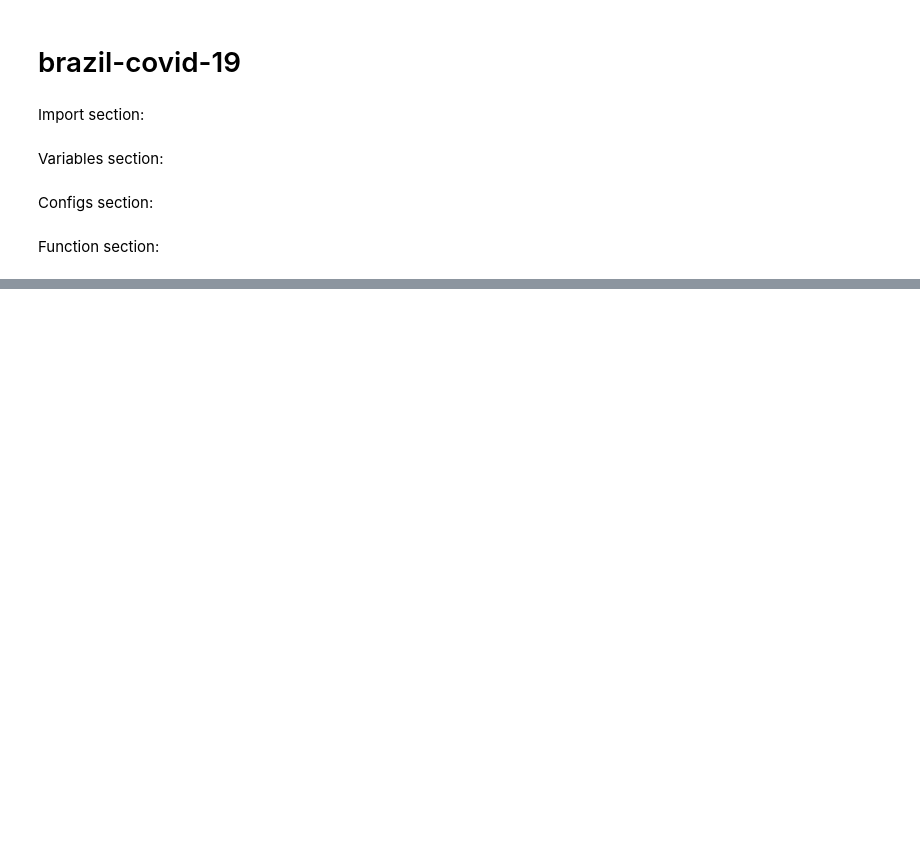
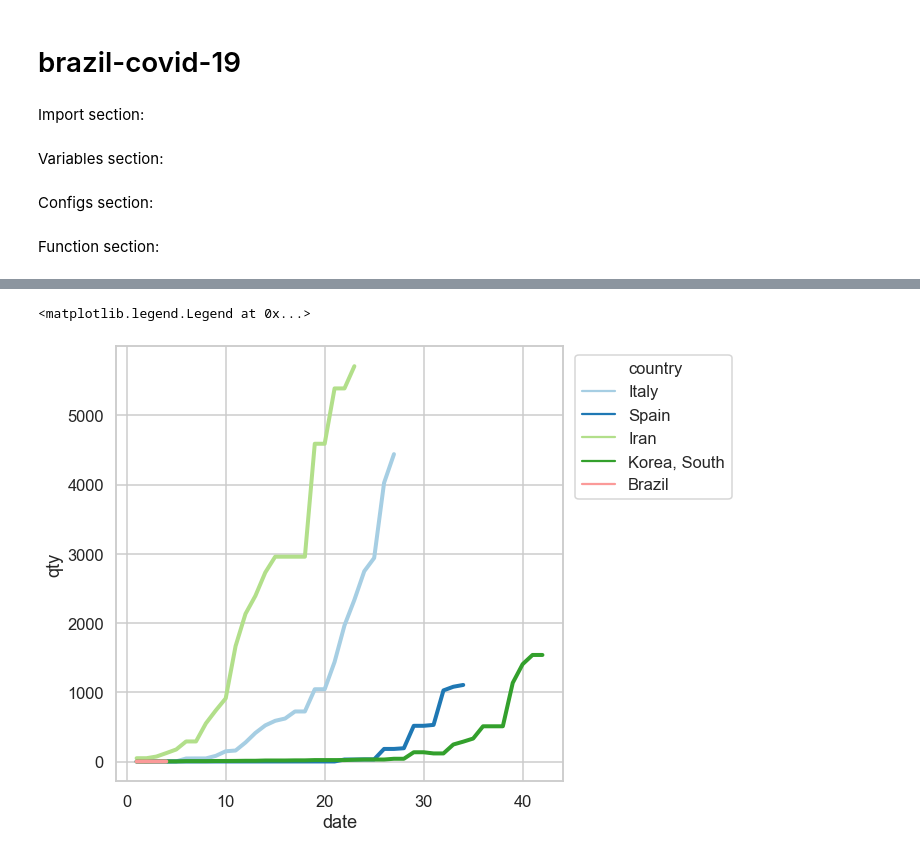
Before and after one commit to lcscarvalho/brazil-covid-19, a Jupyter notebook: brazil-covid-19.ipynb, the cells around one changed output, grey strips where cells are left out. Saved outputs shown, nothing was run; the diff lists cells and outputs as text; code cells hidden in the pictures; blank space fills up the shorter version.

```diff
--- a/brazil-covid-19.ipynb
+++ b/brazil-covid-19.ipynb
@@ -63,0 +99,21 @@ pyplot.legend(bbox_to_anchor=(1.01, 1), loc=2)
+# %%
+data = pandas.read_csv(url_recovered)
+data = data.drop(['Lat', 'Long','Province/State'], axis=1)
+data = data[~data['Country/Region'].str.contains("China")]
+brazil_data = data[data["Country/Region"].str.match('Brazil')]
+data = data[data[data.columns[-1]] > minimum_deaths_cases_to_analize]
+data = data.append(brazil_data, ignore_index=True)
+data = data.rename(columns={ data.columns[0]: "country" })
+
+data = replace_less_than_with_nan(data, 1)
+data = move_nans_to_right(data)
+data.rename(columns={x:y for x,y in zip(data.columns,range(0,len(data.columns)))}, inplace = True)
+data.rename(columns={ data.columns[0]: "country" }, inplace = True)
+data = data.melt(id_vars=['country'], var_name='date', value_name='qty')
+# %%
+fig, ax = pyplot.subplots(figsize=(8,8))
+lineplot = seaborn.lineplot(x="date", y="qty", data=data, hue="country", linewidth=4, palette="Paired")
+pyplot.legend(bbox_to_anchor=(1.01, 1), loc=2)
+# %% [output]
+<matplotlib.legend.Legend at 0x...>
+[figure, added]
```
Also changed, not shown: parts of 15 cells of this notebook.
